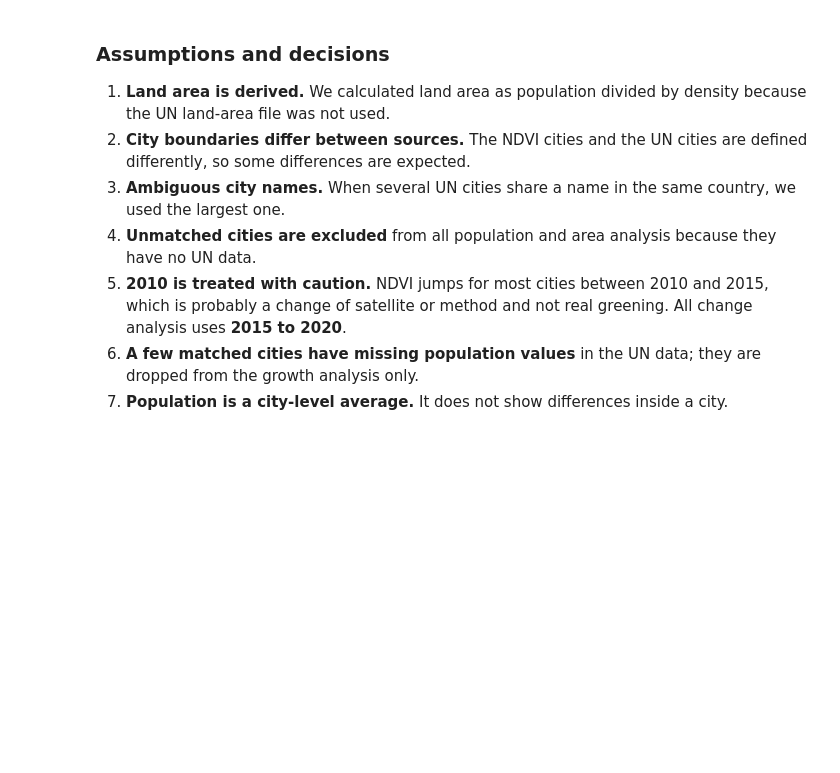
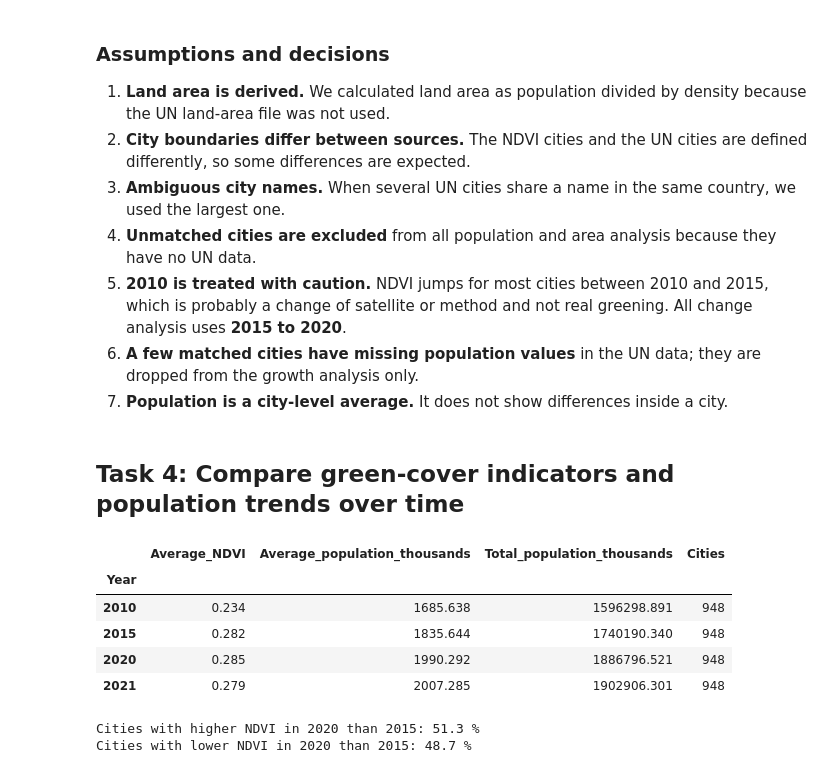
Before and after one commit to prince63aj/Urban_Green_Cover_and_Population_Growth, a Jupyter notebook: Analysis.ipynb, the cells around one changed output. Drawn from its saved outputs; the diff is of its cells as text; code cells hidden in the pictures; blank space fills up the shorter version.

Commit message:
Comparing green-cover indicators and population trends over time

```diff
--- a/Analysis.ipynb
+++ b/Analysis.ipynb
@@ -249,3 +249,30 @@ Cities with higher NDVI in 2015 than in 2010: 90.8 %
 5. **2010 is treated with caution.** NDVI jumps for most cities between 2010 and 2015, which is probably a change of satellite or method and not real greening. All change analysis uses **2015 to 2020**.
 6. **A few matched cities have missing population values** in the UN data; they are dropped from the growth analysis only.
 7. **Population is a city-level average.** It does not show differences inside a city.
+# %% [markdown]
+## Task 4: Compare green-cover indicators and population trends over time
+# %%
+# (a) Average NDVI and population for each year (same cities in every year)
+by_year = analysis_long.groupby("Year").agg(
+    Average_NDVI=("NDVI_annual_avg", "mean"),
+    Average_population_thousands=("WUP_Population_thousands", "mean"),
+    Total_population_thousands=("WUP_Population_thousands", "sum"),
+    Cities=("City", "count")
+).round(3)
+by_year
+# %% [output]
+|  | Average_NDVI | Average_population_thousands | Total_population_thousands | Cities |
+| Year |  |  |  |  |
+| 2010 | 0.234 | 1685.638 | 1596298.891 | 948 |
+| 2015 | 0.282 | 1835.644 | 1740190.340 | 948 |
+| 2020 | 0.285 | 1990.292 | 1886796.521 | 948 |
+| 2021 | 0.279 | 2007.285 | 1902906.301 | 948 |
+# %%
+# (b) Share of cities that got greener or less green between 2015 and 2020
+greener = (analysis["NDVI_change_2015_2020"] > 0).mean() * 100
+browner = (analysis["NDVI_change_2015_2020"] < 0).mean() * 100
+print("Cities with higher NDVI in 2020 than 2015:", round(greener, 1), "%")
+print("Cities with lower NDVI in 2020 than 2015:", round(browner, 1), "%")
+# %% [output]
+Cities with higher NDVI in 2020 than 2015: 51.3 %
+Cities with lower NDVI in 2020 than 2015: 48.7 %
```
Also changed, not shown: parts of 4 cells of this notebook.
